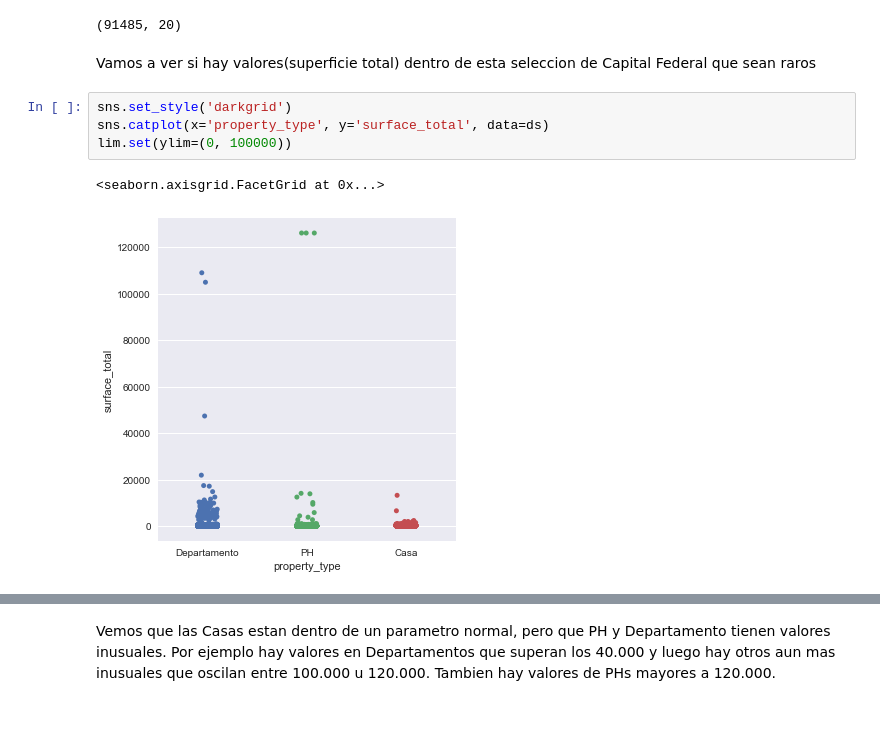
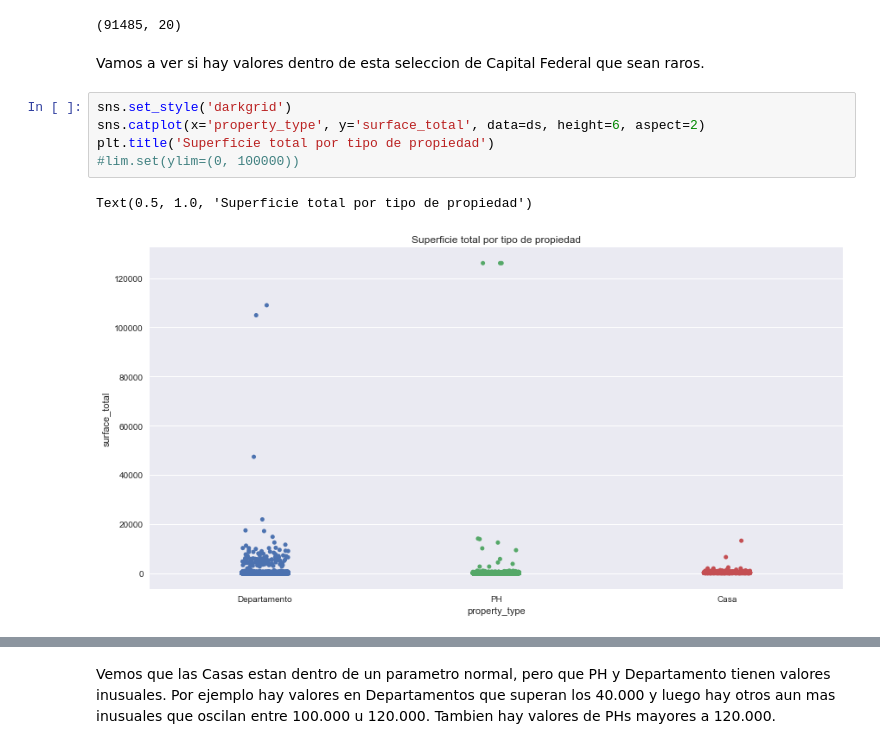
Before and after one commit to ldotto46/01.Proj_Real-State, a Jupyter notebook: Properati_analisys.ipynb, the cells around one changed output, grey strips where cells are left out. Saved outputs shown, nothing was run; the diff lists cells and outputs as text; blank space fills up the shorter version.

```diff
--- a/Properati_analisys.ipynb
+++ b/Properati_analisys.ipynb
@@ -271,11 +271,12 @@ ds.shape #como agregamos una columna nueva "Count" hay 20 columnas
 # %% [output]
 (91485, 20)
 # %% [markdown]
-Vamos a ver si hay valores(superficie total) dentro de esta seleccion de Capital Federal que sean raros
+Vamos a ver si hay valores dentro de esta seleccion de Capital Federal que sean raros.
 # %%
 sns.set_style('darkgrid')
-sns.catplot(x='property_type', y='surface_total', data=ds)
-lim.set(ylim=(0, 100000))
+sns.catplot(x='property_type', y='surface_total', data=ds, height=6, aspect=2)
+plt.title('Superficie total por tipo de propiedad')
+#lim.set(ylim=(0, 100000))
 # %% [output]
-<seaborn.axisgrid.FacetGrid at 0x...>
+Text(0.5, 1.0, 'Superficie total por tipo de propiedad')
-[figure, old version]
+[figure, new version]
```
Also changed, not shown: parts of 15 cells of this notebook.
